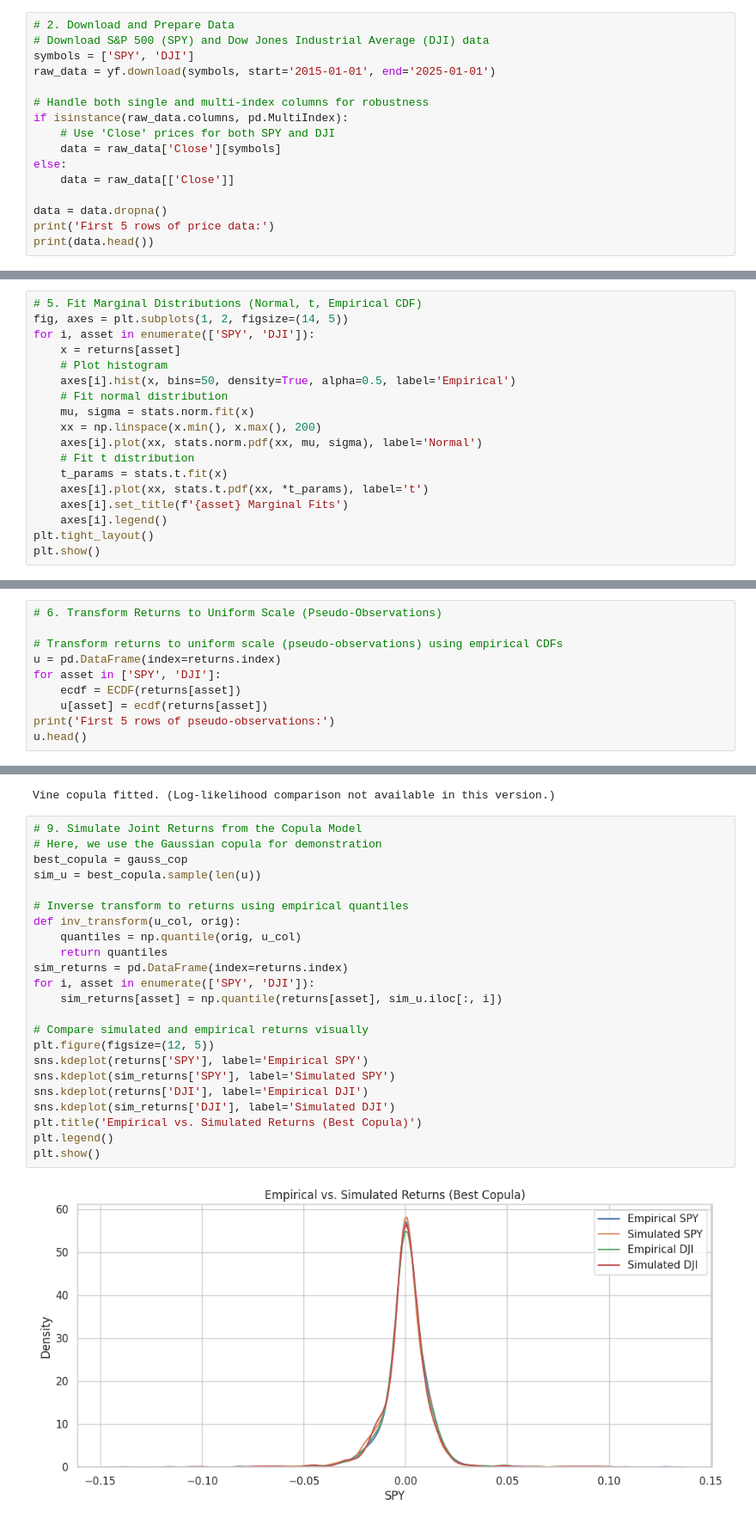
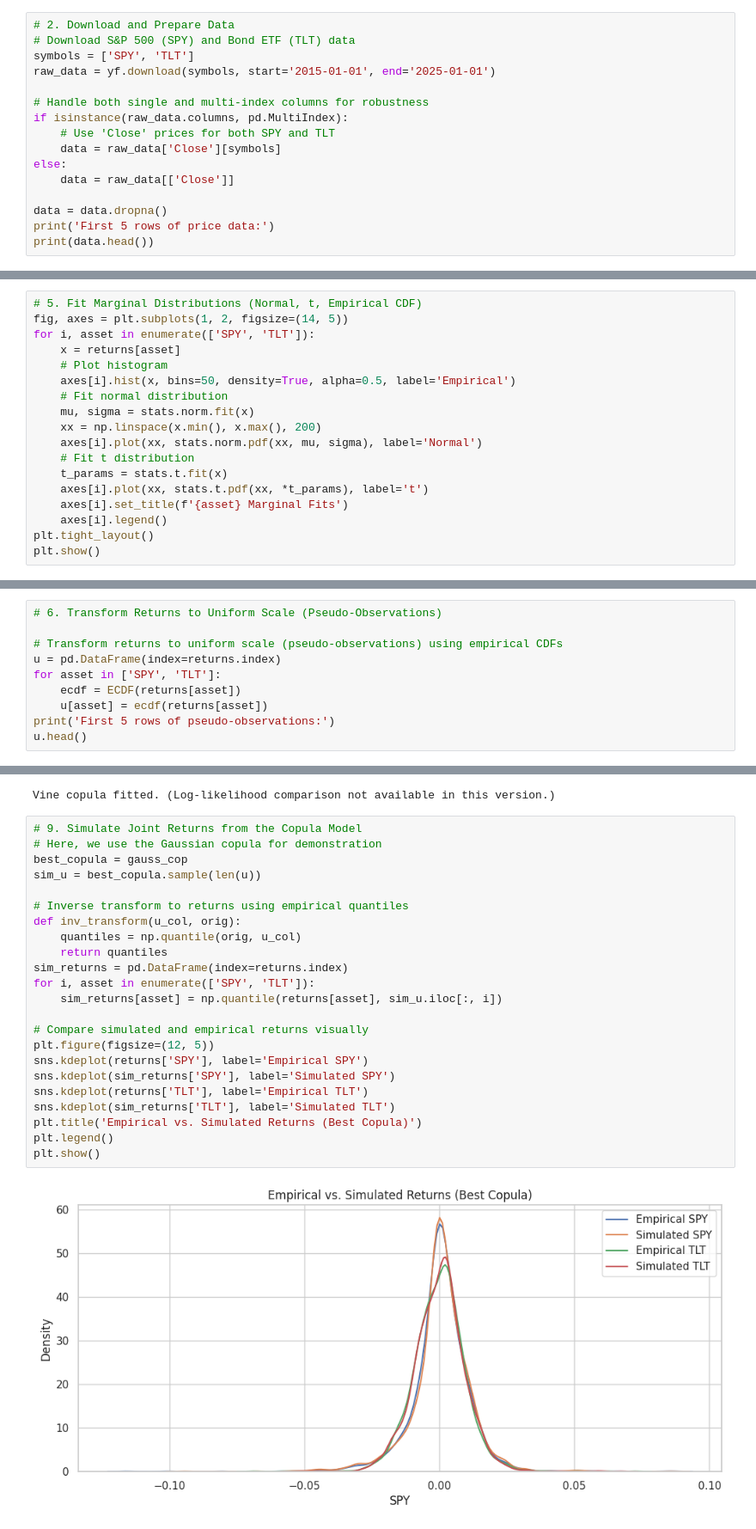
Before and after one commit to KadenC2026/2024-2025-Summer-Research, a Jupyter notebook: Sp500analysis.ipynb, the cells around one changed output, grey strips where cells are left out. Shown: that part at 86% size. Saved outputs shown, nothing was run; the diff lists cells and outputs as text.

```diff
--- a/Sp500analysis.ipynb
+++ b/Sp500analysis.ipynb
@@ -56,12 +56,12 @@ Requirement already satisfied: six>=1.5 in /usr/local/lib/python3.11/dist-packag
 # %%
 # 2. Download and Prepare Data
-# Download S&P 500 (SPY) and Dow Jones Industrial Average (DJI) data
-symbols = ['SPY', 'DJI']
+# Download S&P 500 (SPY) and Bond ETF (TLT) data
+symbols = ['SPY', 'TLT']
 raw_data = yf.download(symbols, start='2015-01-01', end='2025-01-01')
 
 # Handle both single and multi-index columns for robustness
 if isinstance(raw_data.columns, pd.MultiIndex):
-    # Use 'Close' prices for both SPY and DJI
+    # Use 'Close' prices for both SPY and TLT
     data = raw_data['Close'][symbols]
 else:
     data = raw_data[['Close']]
@@ -112,7 +112,7 @@ plt.show()
 # %%
 # 5. Fit Marginal Distributions (Normal, t, Empirical CDF)
 fig, axes = plt.subplots(1, 2, figsize=(14, 5))
-for i, asset in enumerate(['SPY', 'DJI']):
+for i, asset in enumerate(['SPY', 'TLT']):
     x = returns[asset]
     # Plot histogram
     axes[i].hist(x, bins=50, density=True, alpha=0.5, label='Empirical')
@@ -134,7 +134,7 @@ plt.show()
 
 # Transform returns to uniform scale (pseudo-observations) using empirical CDFs
 u = pd.DataFrame(index=returns.index)
-for asset in ['SPY', 'DJI']:
+for asset in ['SPY', 'TLT']:
     ecdf = ECDF(returns[asset])
     u[asset] = ecdf(returns[asset])
 print('First 5 rows of pseudo-observations:')
@@ -177,28 +177,28 @@ Vine copula fitted. (Log-likelihood comparison not available in this version.)
 # %%
 # 9. Simulate Joint Returns from the Copula Model
 # Here, we use the Gaussian copula for demonstration
 best_copula = gauss_cop
 sim_u = best_copula.sample(len(u))
 
 # Inverse transform to returns using empirical quantiles
 def inv_transform(u_col, orig):
     quantiles = np.quantile(orig, u_col)
     return quantiles
 sim_returns = pd.DataFrame(index=returns.index)
-for i, asset in enumerate(['SPY', 'DJI']):
+for i, asset in enumerate(['SPY', 'TLT']):
     sim_returns[asset] = np.quantile(returns[asset], sim_u.iloc[:, i])
 
 # Compare simulated and empirical returns visually
 plt.figure(figsize=(12, 5))
 sns.kdeplot(returns['SPY'], label='Empirical SPY')
 sns.kdeplot(sim_returns['SPY'], label='Simulated SPY')
-sns.kdeplot(returns['DJI'], label='Empirical DJI')
-sns.kdeplot(sim_returns['DJI'], label='Simulated DJI')
+sns.kdeplot(returns['TLT'], label='Empirical TLT')
+sns.kdeplot(sim_returns['TLT'], label='Simulated TLT')
 plt.title('Empirical vs. Simulated Returns (Best Copula)')
 plt.legend()
 plt.show()
 # %% [output]
-[figure, old version]
+[figure, new version]
 # %%
 # 10. Compute Portfolio VaR and ES (Empirical vs. Simulated)
 # Set the confidence level and portfolio weights
```
Also changed, not shown: parts of 8 cells of this notebook.
